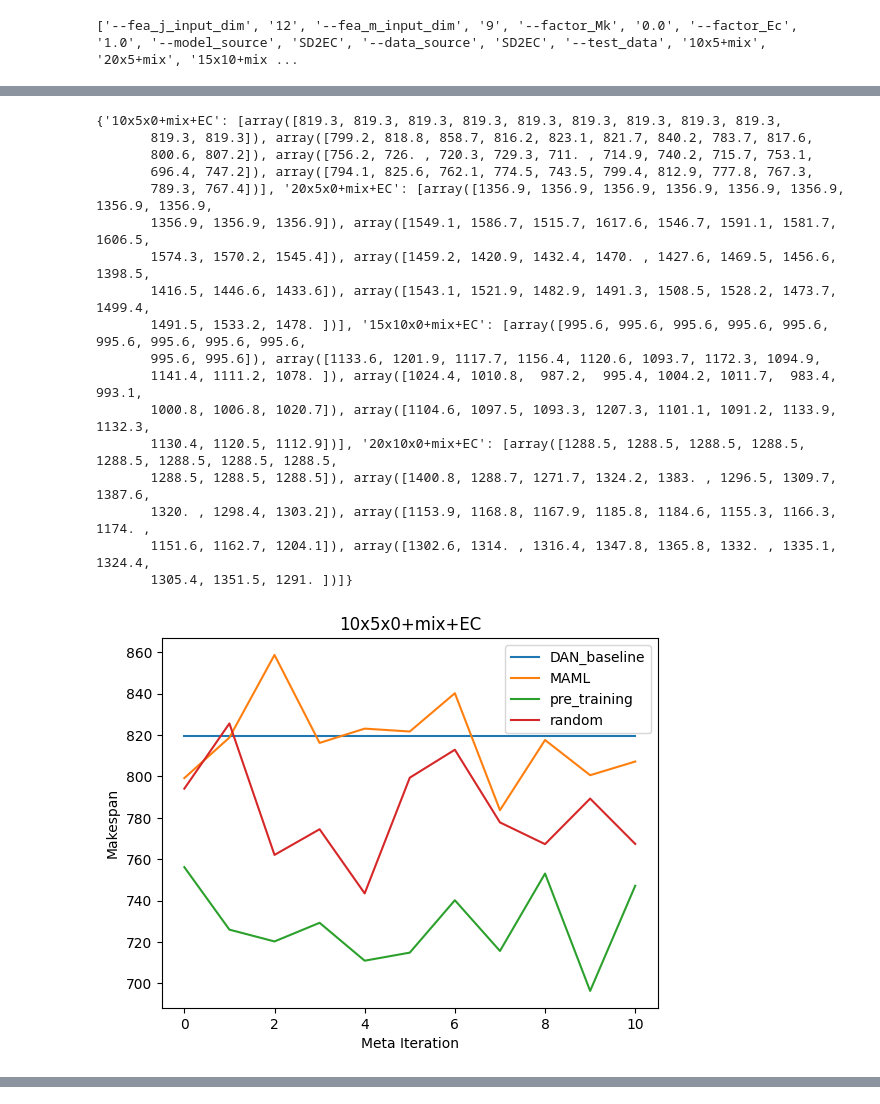
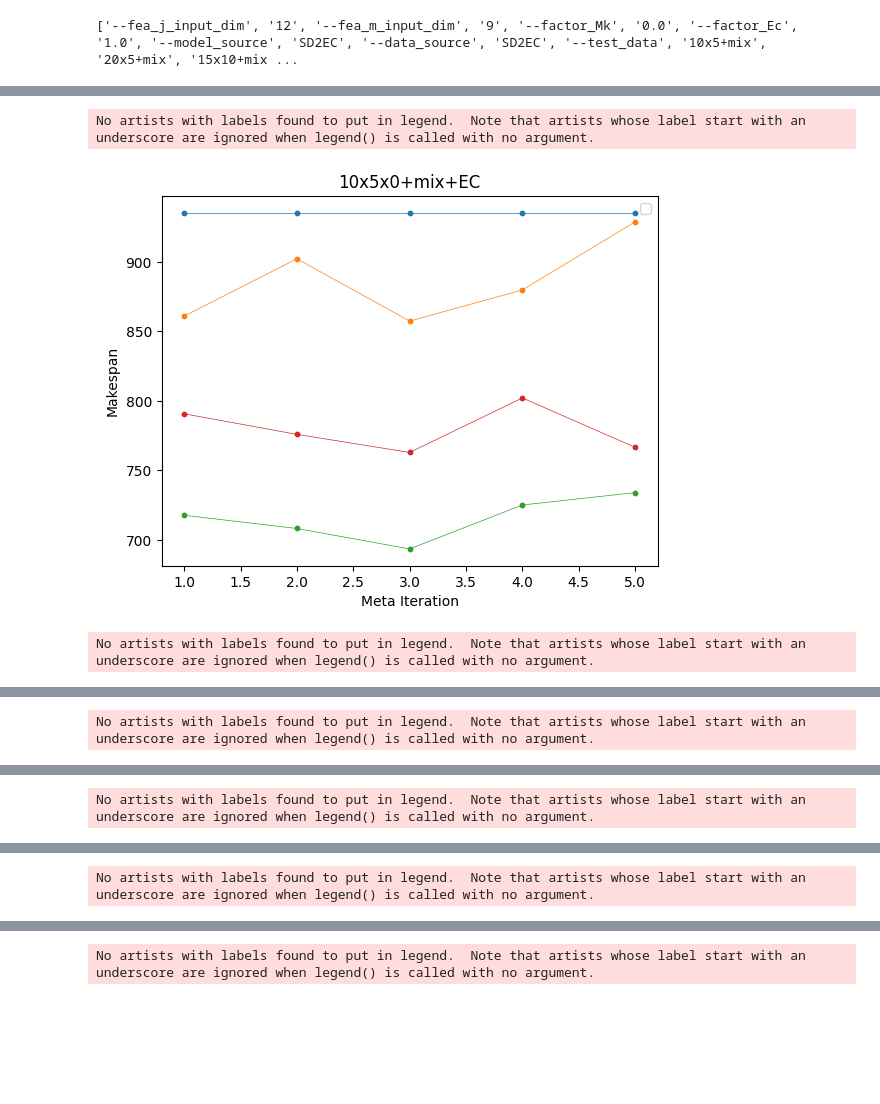
Before and after one commit to wulincong/FJSP-DRL, a Jupyter notebook: plot_imgs/plot_MAMLEC.ipynb, the cells around one changed output, grey strips where cells are left out. Saved outputs shown, nothing was run; the diff lists cells and outputs as text; code cells hidden in the pictures; blank space fills up the shorter version.

```diff
--- a/plot_imgs/plot_MAMLEC.ipynb
+++ b/plot_imgs/plot_MAMLEC.ipynb
@@ -98,6 +101,8 @@ for i in range(len(test_model)):
     # print(f"Average fast_adapt time:", save_result[:, 3].mean())
     print("="*100)
 
+baseline_makespans = np.array(baseline_makespans)
+baseline_EC = np.array(baseline_EC)
 print(baseline_makespans)
 print(baseline_EC)
 # %% [output]
@@ -186,7 +176,10 @@ model = "maml+EXP19maml1709816607"  ### 缓更新  iter=400
 # model = "maml+EXP19maml1710490407"
 model = "maml+MAMLECmaml1711335786"
 model = "maml+MAMLECmaml1711939372"
-args = [*ec_args, "--test_data", "10x5+mix", "20x5+mix", "15x10+mix", "20x10+mix",
+model = "maml+MAMLECmaml1712286484"
+model = "maml+MAMLECmaml1712286484"
+
+args = [*ec_args, "--test_data", *test_data_list,
         "--hidden_dim_actor", "512", "--hidden_dim_critic", "512",
         "--test_model", model,
         ]
@@ -215,9 +208,9 @@ test data name: 15x10+mix
 # %%
 # pretrain finetuning
 
-args = [*ec_args, "--test_data", "10x5+mix", "20x5+mix", "15x10+mix", "20x10+mix",
+args = [*ec_args, "--test_data", *test_data_list,
         "--hidden_dim_actor", "512", "--hidden_dim_critic", "512",
-        "--test_model", "maml+MAMLECpre_train1711621186"]
+        "--test_model", "maml+MAMLECpre_train1712286401"]
 
 pretrain_finetuning_makespans, pretrain_finetuning_ecs = MAML_finetuning_test(args)
 
@@ -251,7 +243,7 @@ ppo = PPO_initialize(configs)
 
 torch.save(ppo.policy.state_dict(), f'./trained_network/SD2EC/test_random.pth')
 
-args = [*ec_args, "--test_data", "10x5+mix", "20x5+mix", "15x10+mix", "20x10+mix",
+args = [*ec_args, "--test_data", *test_data_list,
         "--test_model", "test_random"]
 
 random_finetuning_makespans, random_finetuning_ecs = MAML_finetuning_test(args)
@@ -294,33 +347,19 @@ def plot_makespan(data, title, labels = ["DAN_baseline", "MAML", "pre_training",
 # %%
 
 for idx, key in enumerate(instances):
     # plot_dict[key][0] = [baseline_makespans[idx]  for _ in range(configs.adapt_nums)]
-    plot_dict[key][0] = np.full(configs.adapt_nums, baseline_makespans[idx])
-    plot_dict[key][1] = maml_finetuning_makespans[idx]
-    plot_dict[key][2] = pretrain_finetuning_makespans[idx]
-    plot_dict[key][3] = random_finetuning_makespans[idx]
-
-print(plot_dict)
-
-for key in instances:
-    data = plot_dict[key]
-    plot_makespan(data, key)
+    # plot_dict[key][0] = np.full(5, baseline_makespans[idx])
+    # plot_dict[key][1] = maml_finetuning_makespans[idx]
+    # plot_dict[key][2] = pretrain_finetuning_makespans[idx]
+    # plot_dict[key][3] = random_finetuning_makespans[idx]
+    # plot_makespan_fill(
+    #     [np.full(5, baseline_makespans[idx]), maml_finetuning_makespans[idx].mean(axis=0), pretrain_finetuning_makespans[idx].mean(axis=0), random_finetuning_makespans[idx].mean(axis=0)],
+    #     [np.full(5, baseline_makespans[idx]), maml_finetuning_makespans[idx].max(axis=0), pretrain_finetuning_makespans[idx].max(axis=0), random_finetuning_makespans[idx].max(axis=0)],
+    #     [np.full(5, baseline_makespans[idx]), maml_finetuning_makespans[idx].min(axis=0), pretrain_finetuning_makespans[idx].min(axis=0), random_finetuning_makespans[idx].min(axis=0)],
+    #     key,
+    # )
+    plot_funetuning([np.full(5, baseline_makespans[idx]), maml_finetuning_makespans[idx].mean(axis=0), pretrain_finetuning_makespans[idx].mean(axis=0), random_finetuning_makespans[idx].mean(axis=0)],key)
 # %% [output]
-{'10x5x0+mix+EC': [array([819.3, 819.3, 819.3, 819.3, 819.3, 819.3, 819.3, 819.3, 819.3,
-       819.3, 819.3]), array([799.2, 818.8, 858.7, 816.2, 823.1, 821.7, 840.2, 783.7, 817.6,
-       800.6, 807.2]), array([756.2, 726. , 720.3, 729.3, 711. , 714.9, 740.2, 715.7, 753.1,
-       696.4, 747.2]), array([794.1, 825.6, 762.1, 774.5, 743.5, 799.4, 812.9, 777.8, 767.3,
-       789.3, 767.4])], '20x5x0+mix+EC': [array([1356.9, 1356.9, 1356.9, 1356.9, 1356.9, 1356.9, 1356.9, 1356.9,
-       1356.9, 1356.9, 1356.9]), array([1549.1, 1586.7, 1515.7, 1617.6, 1546.7, 1591.1, 1581.7, 1606.5,
-       1574.3, 1570.2, 1545.4]), array([1459.2, 1420.9, 1432.4, 1470. , 1427.6, 1469.5, 1456.6, 1398.5,
-       1416.5, 1446.6, 1433.6]), array([1543.1, 1521.9, 1482.9, 1491.3, 1508.5, 1528.2, 1473.7, 1499.4,
-       1491.5, 1533.2, 1478. ])], '15x10x0+mix+EC': [array([995.6, 995.6, 995.6, 995.6, 995.6, 995.6, 995.6, 995.6, 995.6,
-       995.6, 995.6]), array([1133.6, 1201.9, 1117.7, 1156.4, 1120.6, 1093.7, 1172.3, 1094.9,
-       1141.4, 1111.2, 1078. ]), array([1024.4, 1010.8,  987.2,  995.4, 1004.2, 1011.7,  983.4,  993.1,
-       1000.8, 1006.8, 1020.7]), array([1104.6, 1097.5, 1093.3, 1207.3, 1101.1, 1091.2, 1133.9, 1132.3,
-       1130.4, 1120.5, 1112.9])], '20x10x0+mix+EC': [array([1288.5, 1288.5, 1288.5, 1288.5, 1288.5, 1288.5, 1288.5, 1288.5,
-       1288.5, 1288.5, 1288.5]), array([1400.8, 1288.7, 1271.7, 1324.2, 1383. , 1296.5, 1309.7, 1387.6,
-       1320. , 1298.4, 1303.2]), array([1153.9, 1168.8, 1167.9, 1185.8, 1184.6, 1155.3, 1166.3, 1174. ,
-       1151.6, 1162.7, 1204.1]), array([1302.6, 1314. , 1316.4, 1347.8, 1365.8, 1332. , 1335.1, 1324.4,
-       1305.4, 1351.5, 1291. ])]}
+No artists with labels found to put in legend.  Note that artists whose label start with an underscore are ignored when legend() is called with no argument.
-[figure, old version]
+[figure, new version]
+No artists with labels found to put in legend.  Note that artists whose label start with an underscore are ignored when legend() is called with no argument.
@@ -327,0 +367 @@ for key in instances:
+No artists with labels found to put in legend.  Note that artists whose label start with an underscore are ignored when legend() is called with no argument.
@@ -328,0 +369 @@ for key in instances:
+No artists with labels found to put in legend.  Note that artists whose label start with an underscore are ignored when legend() is called with no argument.
@@ -329,0 +371 @@ for key in instances:
+No artists with labels found to put in legend.  Note that artists whose label start with an underscore are ignored when legend() is called with no argument.
@@ -329,0 +373 @@ for key in instances:
+No artists with labels found to put in legend.  Note that artists whose label start with an underscore are ignored when legend() is called with no argument.
```
Also changed, not shown: parts of 15 cells of this notebook, 34 other files.
